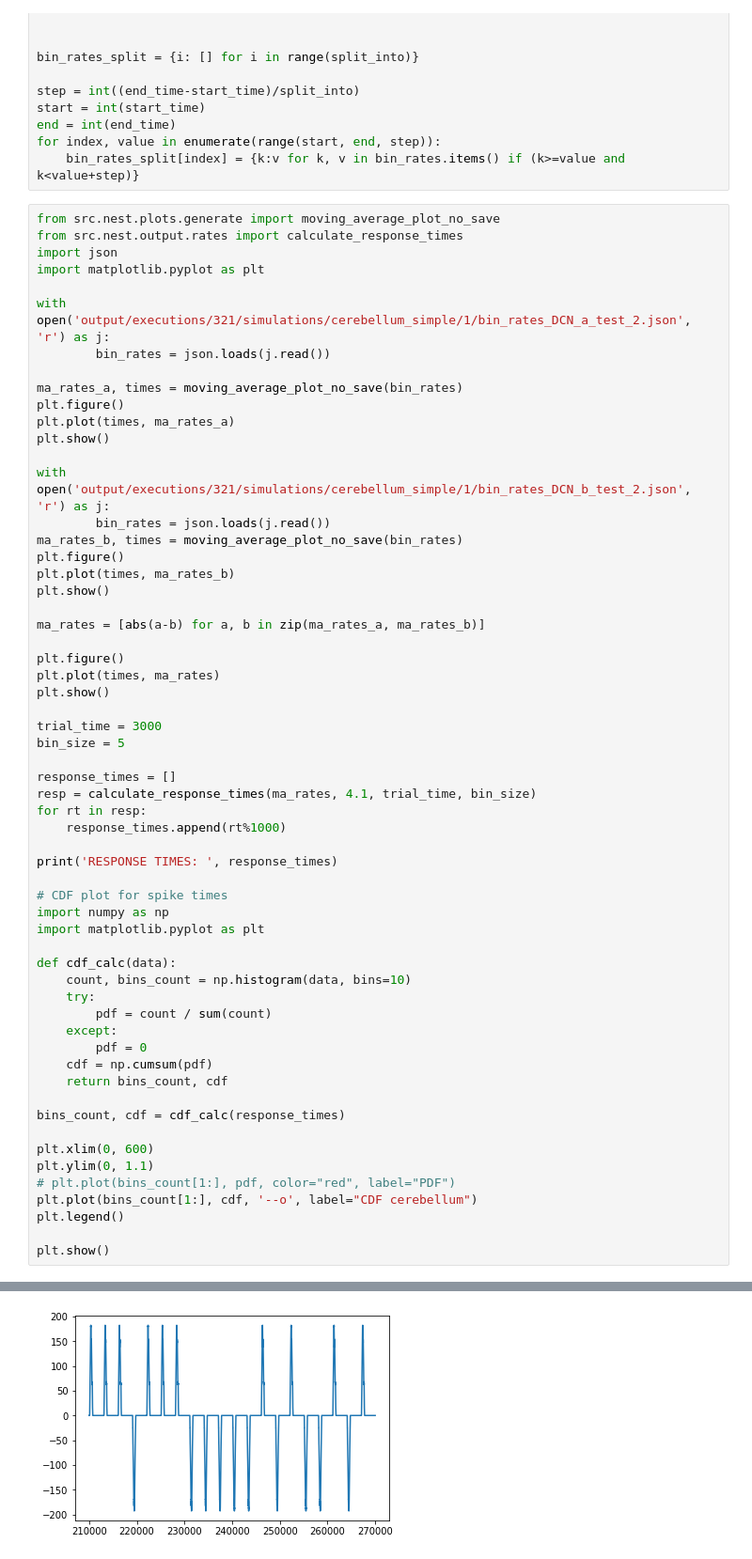
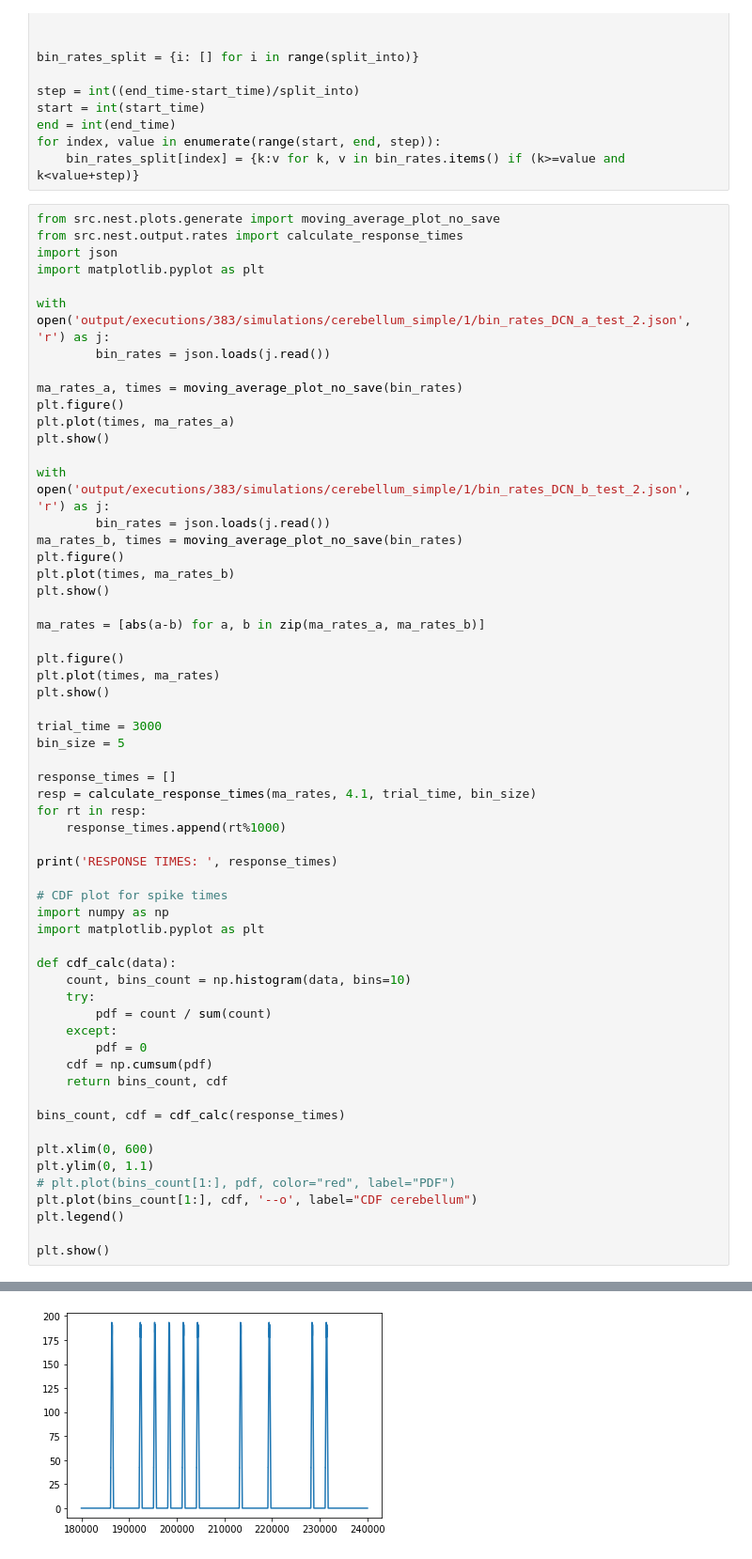
Before and after one commit to wakephul/musin-backend, a Jupyter notebook: tester.ipynb, the cells around one changed output, grey strips where cells are left out. Shown at 94% size. Drawn from its saved outputs; the diff is of its cells as text.

```diff
--- a/tester.ipynb
+++ b/tester.ipynb
@@ -105,7 +105,7 @@ from src.nest.output.rates import calculate_response_times
 import json
 import matplotlib.pyplot as plt
 
-with open('output/executions/321/simulations/cerebellum_simple/1/bin_rates_DCN_a_test_2.json', 'r') as j:
+with open('output/executions/383/simulations/cerebellum_simple/1/bin_rates_DCN_a_test_2.json', 'r') as j:
         bin_rates = json.loads(j.read())
 
 ma_rates_a, times = moving_average_plot_no_save(bin_rates)
@@ -113,7 +113,7 @@ plt.figure()
 plt.plot(times, ma_rates_a)
 plt.show()
 
-with open('output/executions/321/simulations/cerebellum_simple/1/bin_rates_DCN_b_test_2.json', 'r') as j:
+with open('output/executions/383/simulations/cerebellum_simple/1/bin_rates_DCN_b_test_2.json', 'r') as j:
         bin_rates = json.loads(j.read())
 ma_rates_b, times = moving_average_plot_no_save(bin_rates)
 plt.figure()
@@ -164,3 +164,3 @@ plt.show()
-[figure, old version]
+[figure, new version]
 RESPONSE TIMES:  [125, 125, 125, 125, 125, 125, 125, 125, 125, 125]
 [figure]
```
Also changed, not shown: parts of 1 cell of this notebook, 10 other files.
